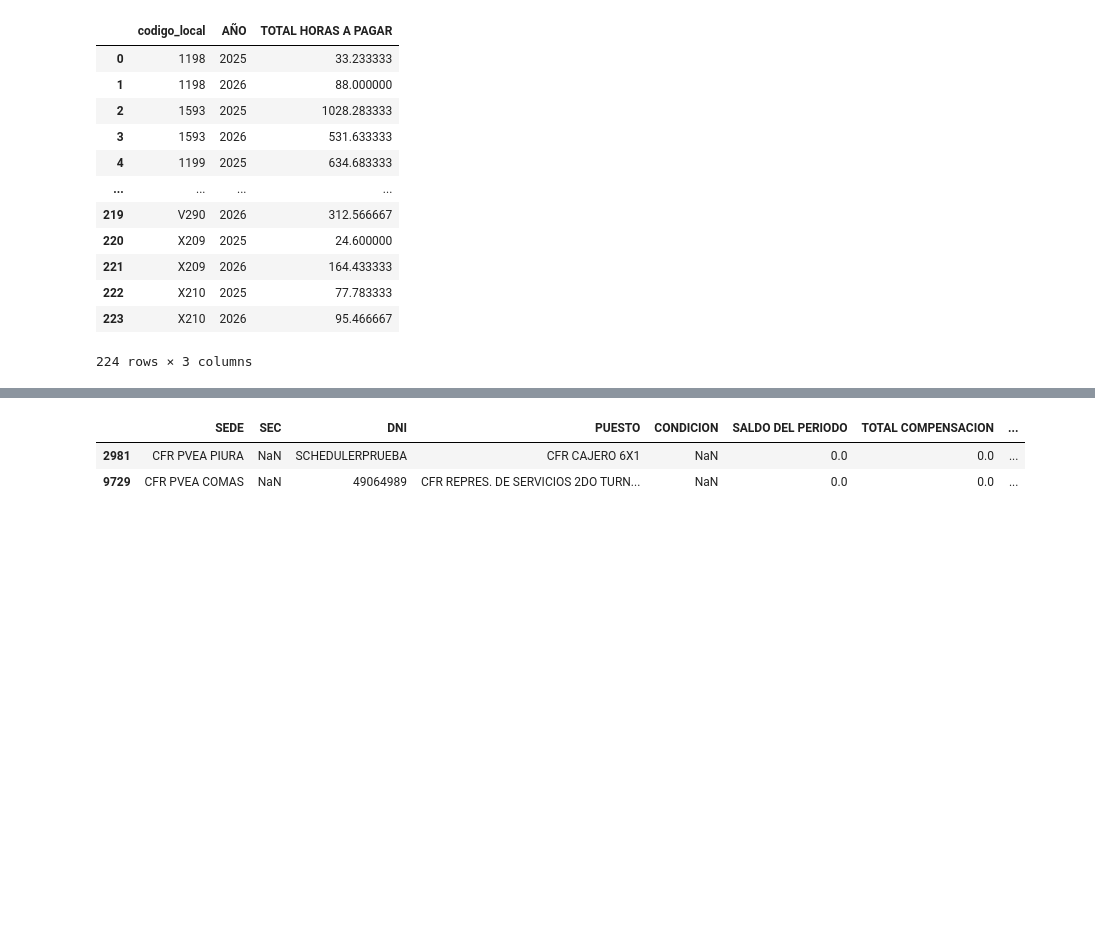
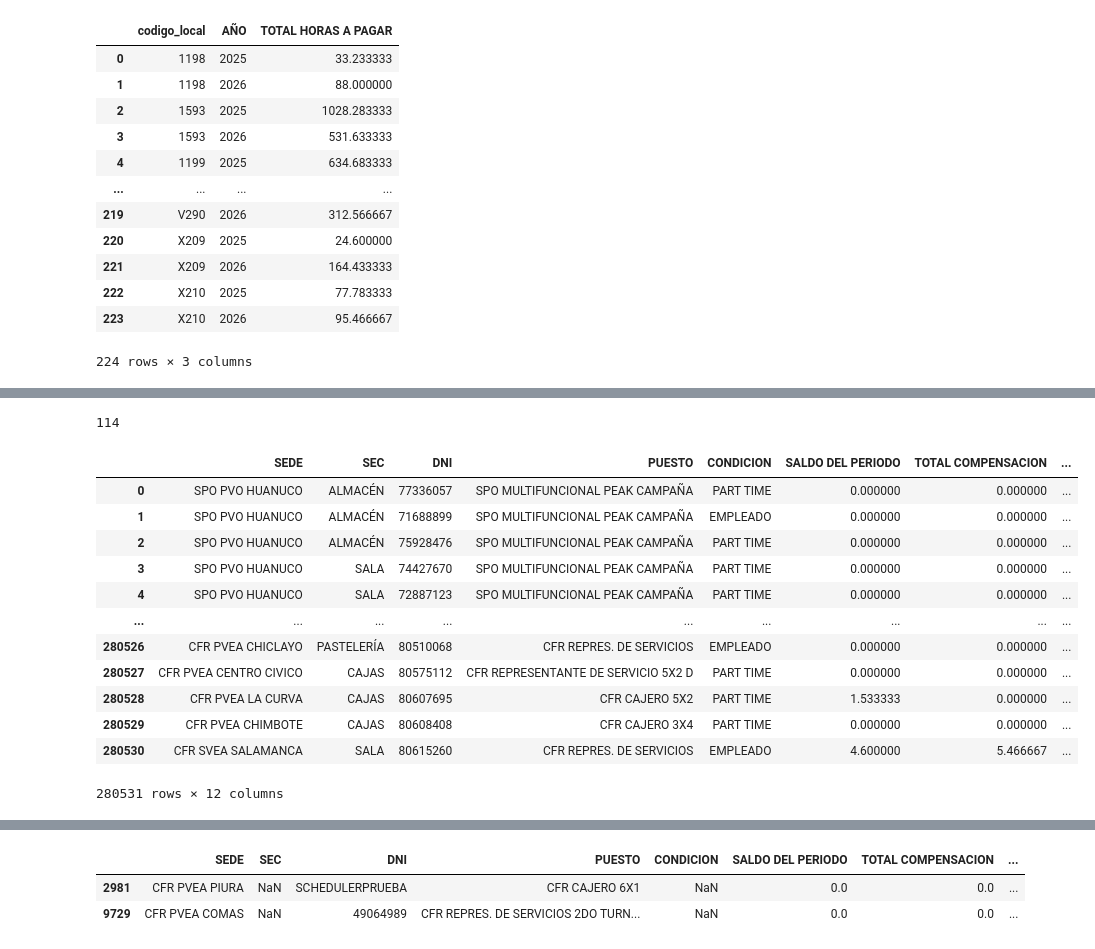
Before and after one commit to Narut05/SPSA_prod_data, a Jupyter notebook: 00_Analisis/HorasExtras/horas_extras.ipynb, the cells around one changed output, grey strips where cells are left out. Saved outputs shown, nothing was run; the diff lists cells and outputs as text; code cells hidden in the pictures; blank space fills up the shorter version.

```diff
--- a/00_Analisis/HorasExtras/horas_extras.ipynb
+++ b/00_Analisis/HorasExtras/horas_extras.ipynb
@@ -132,7 +132,7 @@ df09 = estandarizar_he (ruta, mes, periodo)
 |  | SEDE | SEC | DNI | PUESTO | CONDICION | SALDO DEL PERIODO | TOTAL COMPENSACION | ... |
 | 0 | CFR PVEA SAN ISIDRO | E-COMMERCE VIRTUAL | 73117349 | CFR REPRES. DE SERVICIOS 2DO TURNO | PART TIME | 0.0 | 0.0 | ... |
 # %%
-ruta = r"C:\Users\eparedes\Documents\SPSA\05_ProyectoCAPO\data_he\Liquidación de Asistencia - 1Q.xlsx"
+ruta = r"data_he\Liquidación de Asistencia - 1Q.xlsx"
 
 
 dfx = pd.read_excel(ruta, sheet_name="CONSOLIDADO", header=1)
@@ -180,7 +180,7 @@ dff
 | 68815 | CFR SVEA SALAMANCA | SALA | 80615260 | CFR REPRES. DE SERVICIOS | EMPLEADO | 4.600000 | 5.466667 | ... |
 280531 rows × 10 columns
 # %%
-df_dic = pd.read_excel("diccionario_locales.xlsx")
+df_dic = pd.read_excel(r"data\diccionario_locales.xlsx")
 # %%
 dff1 = dff.merge(df_dic[["SEDE", "codigo_local"]], on="SEDE", how="left")
 # %%
@@ -211,0 +230,20 @@ dff2.to_excel("he.xlsx", index=False)
+# %%
+dff1["SEDE"].nunique()
+# %% [output]
+114
+# %%
+dff1
+# %% [output]
+|  | SEDE | SEC | DNI | PUESTO | CONDICION | SALDO DEL PERIODO | TOTAL COMPENSACION | ... |
+| 0 | SPO PVO HUANUCO | ALMACÉN | 77336057 | SPO MULTIFUNCIONAL PEAK CAMPAÑA | PART TIME | 0.000000 | 0.000000 | ... |
+| 1 | SPO PVO HUANUCO | ALMACÉN | 71688899 | SPO MULTIFUNCIONAL PEAK CAMPAÑA | EMPLEADO | 0.000000 | 0.000000 | ... |
+| 2 | SPO PVO HUANUCO | ALMACÉN | 75928476 | SPO MULTIFUNCIONAL PEAK CAMPAÑA | PART TIME | 0.000000 | 0.000000 | ... |
+| 3 | SPO PVO HUANUCO | SALA | 74427670 | SPO MULTIFUNCIONAL PEAK CAMPAÑA | PART TIME | 0.000000 | 0.000000 | ... |
+| 4 | SPO PVO HUANUCO | SALA | 72887123 | SPO MULTIFUNCIONAL PEAK CAMPAÑA | PART TIME | 0.000000 | 0.000000 | ... |
+| ... | ... | ... | ... | ... | ... | ... | ... | ... |
+| 280526 | CFR PVEA CHICLAYO | PASTELERÍA | 80510068 | CFR REPRES. DE SERVICIOS | EMPLEADO | 0.000000 | 0.000000 | ... |
+| 280527 | CFR PVEA CENTRO CIVICO | CAJAS | 80575112 | CFR REPRESENTANTE DE SERVICIO 5X2 D | PART TIME | 0.000000 | 0.000000 | ... |
+| 280528 | CFR PVEA LA CURVA | CAJAS | 80607695 | CFR CAJERO 5X2 | PART TIME | 1.533333 | 0.000000 | ... |
+| 280529 | CFR PVEA CHIMBOTE | CAJAS | 80608408 | CFR CAJERO 3X4 | PART TIME | 0.000000 | 0.000000 | ... |
+| 280530 | CFR SVEA SALAMANCA | SALA | 80615260 | CFR REPRES. DE SERVICIOS | EMPLEADO | 4.600000 | 5.466667 | ... |
+280531 rows × 12 columns
```
Also changed, not shown: parts of 2 cells of this notebook, 26 other files.
